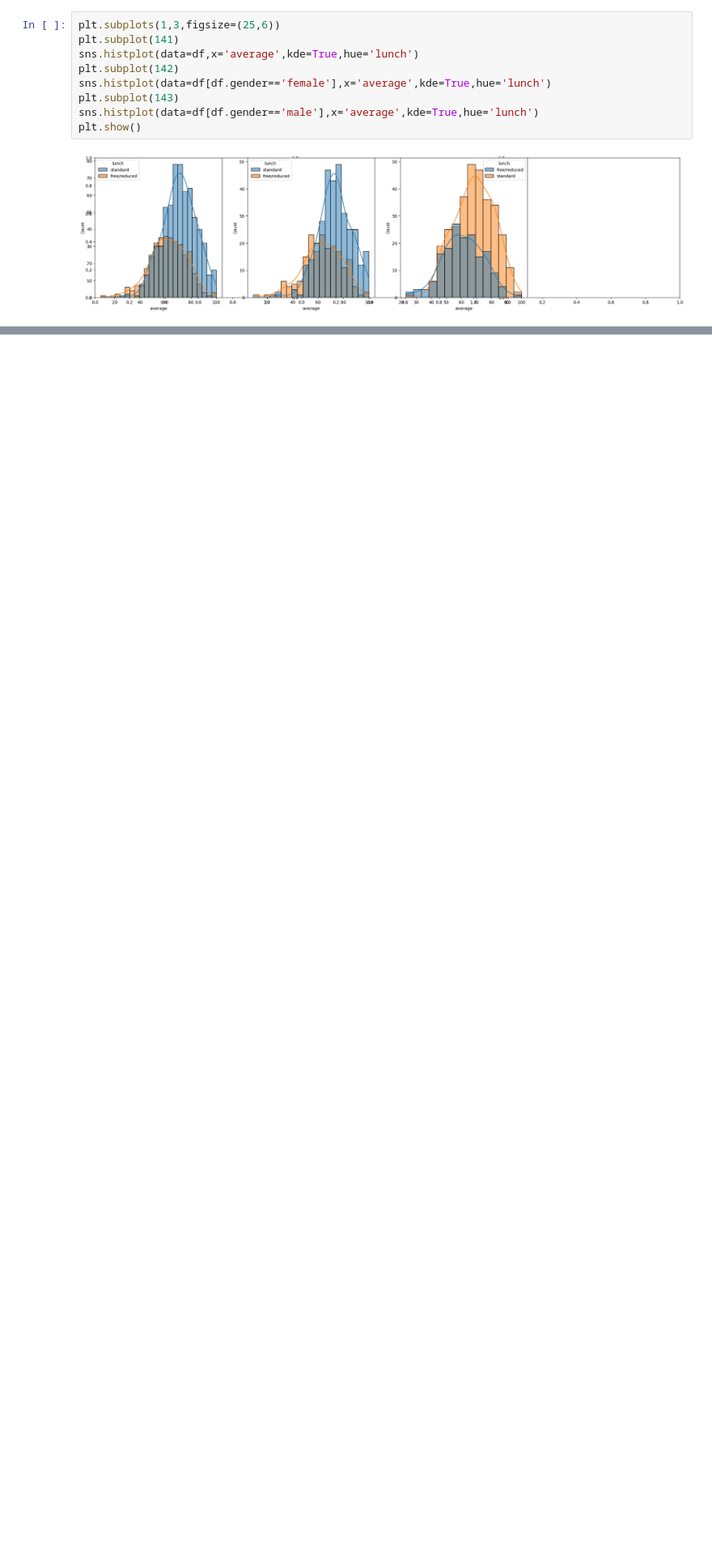
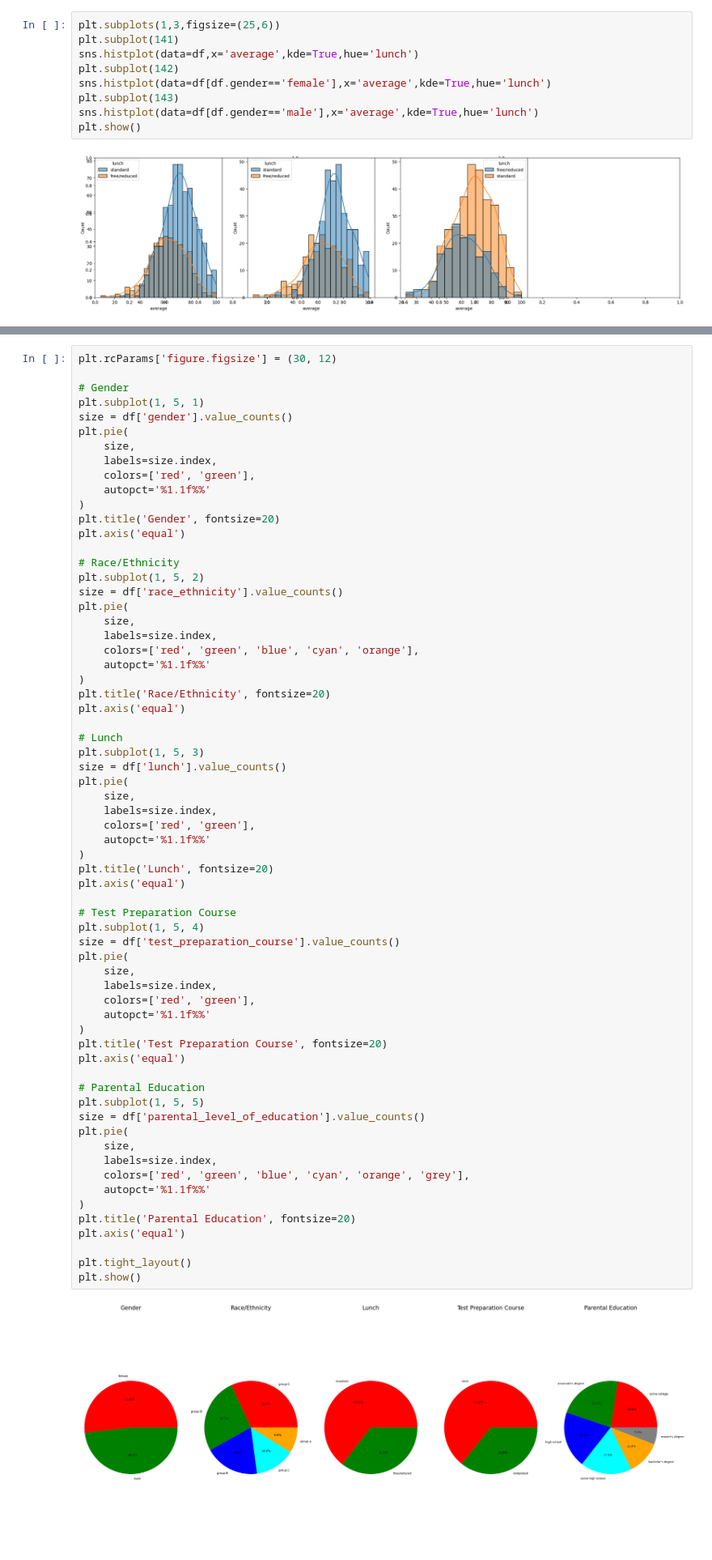
Before and after one commit to rambirla9826/mlproject, a Jupyter notebook: notebook/data/eda.ipynb, the cells around one changed output, grey strips where cells are left out. Shown at 81% size. Saved outputs shown, nothing was run; the diff lists cells and outputs as text; blank space fills up the shorter version.

```diff
--- a/notebook/data/eda.ipynb
+++ b/notebook/data/eda.ipynb
@@ -153,0 +169,67 @@ plt.show()
+# %%
+plt.rcParams['figure.figsize'] = (30, 12)
+
+# Gender
+plt.subplot(1, 5, 1)
+size = df['gender'].value_counts()
+plt.pie(
+    size,
+    labels=size.index,
+    colors=['red', 'green'],
+    autopct='%1.1f%%'
+)
+plt.title('Gender', fontsize=20)
+plt.axis('equal')
+
+# Race/Ethnicity
+plt.subplot(1, 5, 2)
+size = df['race_ethnicity'].value_counts()
+plt.pie(
+    size,
+    labels=size.index,
+    colors=['red', 'green', 'blue', 'cyan', 'orange'],
+    autopct='%1.1f%%'
+)
+plt.title('Race/Ethnicity', fontsize=20)
+plt.axis('equal')
+
+# Lunch
+plt.subplot(1, 5, 3)
+size = df['lunch'].value_counts()
+plt.pie(
+    size,
+    labels=size.index,
+    colors=['red', 'green'],
+    autopct='%1.1f%%'
+)
+plt.title('Lunch', fontsize=20)
+plt.axis('equal')
+
+# Test Preparation Course
+plt.subplot(1, 5, 4)
+size = df['test_preparation_course'].value_counts()
+plt.pie(
+    size,
+    labels=size.index,
+    colors=['red', 'green'],
+    autopct='%1.1f%%'
+)
+plt.title('Test Preparation Course', fontsize=20)
+plt.axis('equal')
+
+# Parental Education
+plt.subplot(1, 5, 5)
+size = df['parental_level_of_education'].value_counts()
+plt.pie(
+    size,
+    labels=size.index,
+    colors=['red', 'green', 'blue', 'cyan', 'orange', 'grey'],
+    autopct='%1.1f%%'
+)
+plt.title('Parental Education', fontsize=20)
+plt.axis('equal')
+
+plt.tight_layout()
+plt.show()
+# %% [output]
+[figure, added]
```
Also changed, not shown: parts of 14 cells of this notebook, 28 other files.
